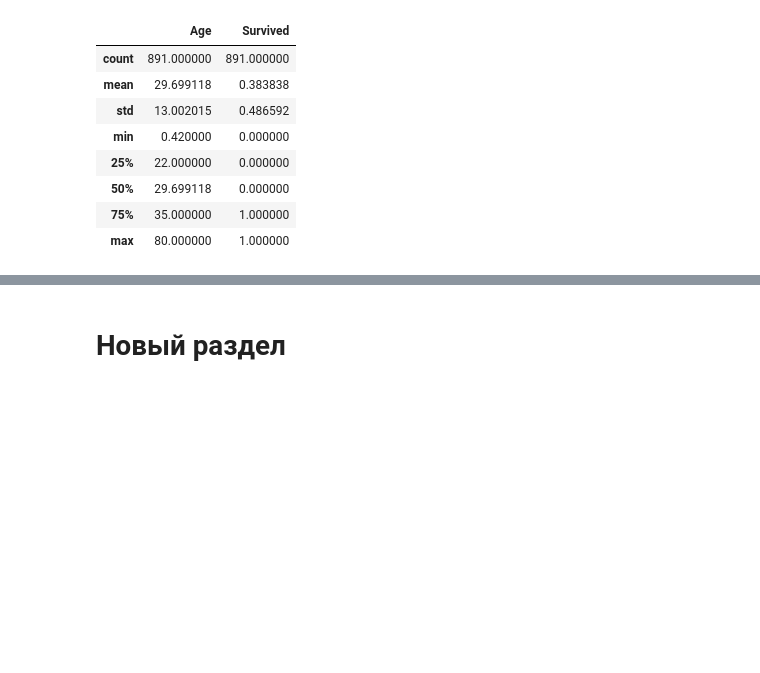
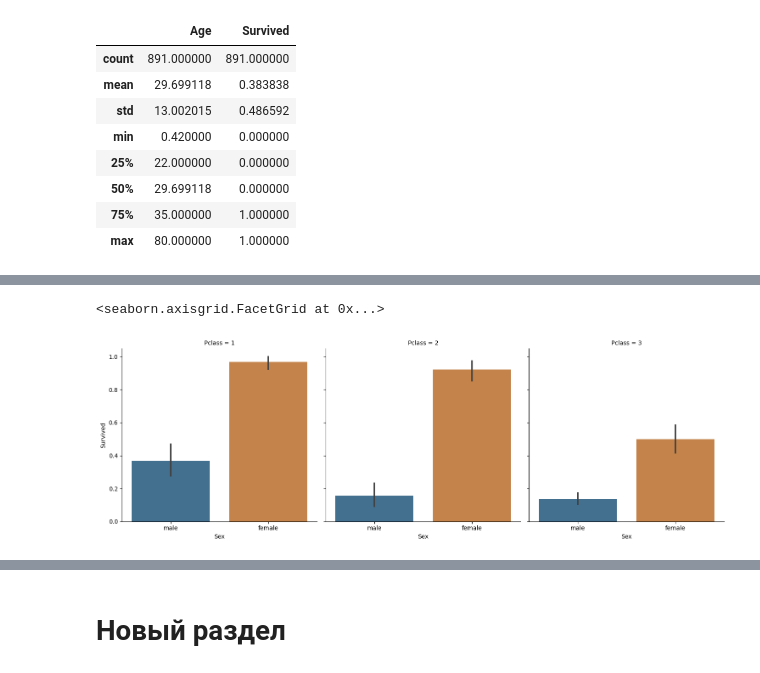
Before and after one commit to AlexZakharov1978/Inno, a Jupyter notebook: DZ5_5.ipynb, the cells around one changed output, grey strips where cells are left out. Drawn from its saved outputs; the diff is of its cells as text; code cells hidden in the pictures; blank space fills up the shorter version.

```diff
--- a/DZ5_5.ipynb
+++ b/DZ5_5.ipynb
@@ -115,0 +112,7 @@ AttributeError: ignored
+# %%
+sns.catplot(data = data,y='Survived',x='Sex',col='Pclass',
+            kind='bar', saturation=0.5)
+# Видим, что женщин спаслось больше во всех классах. Вывод: мужики герои
+# %% [output]
+<seaborn.axisgrid.FacetGrid at 0x...>
+[figure, added]
```
Also changed, not shown: parts of 2 cells of this notebook.
